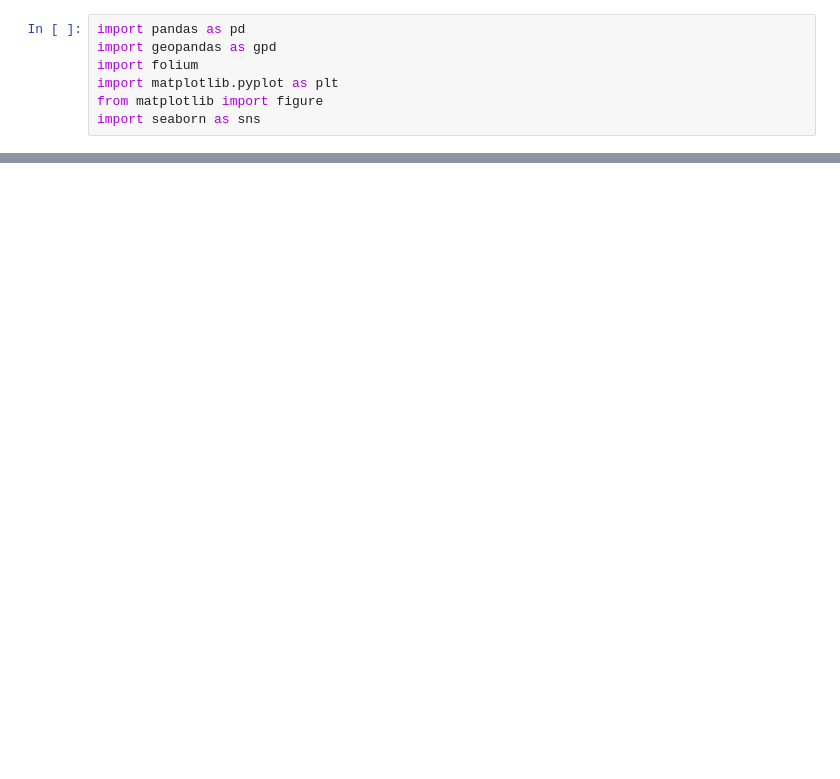
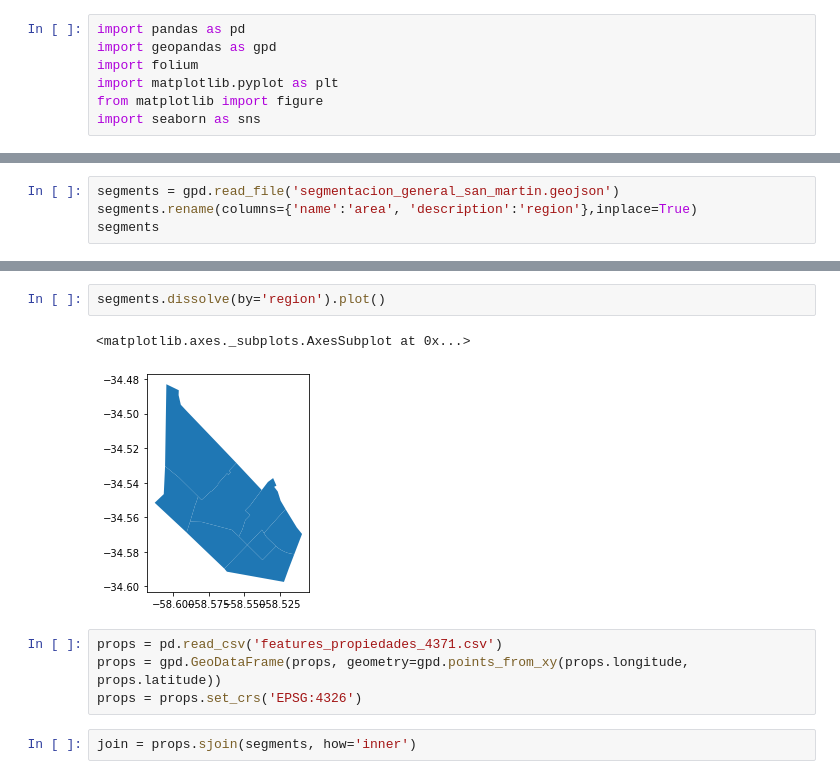
Before and after one commit to nvrancovich/san-martin-propiedades, a Jupyter notebook: join_geodatos.ipynb, the cells around one changed output, grey strips where cells are left out. Drawn from its saved outputs; the diff is of its cells as text; blank space fills up the shorter version.

```diff
--- a/join_geodatos.ipynb
+++ b/join_geodatos.ipynb
@@ -122,0 +8,4 @@ plt.show()
+# %%
+segments = gpd.read_file('segmentacion_general_san_martin.geojson')
+segments.rename(columns={'name':'area', 'description':'region'},inplace=True)
+segments
@@ -122,0 +30,11 @@ plt.show()
+# %%
+segments.dissolve(by='region').plot()
+# %% [output]
+<matplotlib.axes._subplots.AxesSubplot at 0x...>
+[figure, added]
+# %%
+props = pd.read_csv('features_propiedades_4371.csv')
+props = gpd.GeoDataFrame(props, geometry=gpd.points_from_xy(props.longitude, props.latitude))
+props = props.set_crs('EPSG:4326')
+# %%
+join = props.sjoin(segments, how='inner')
```
Also changed, not shown: parts of 46 cells of this notebook, 3 other files.
